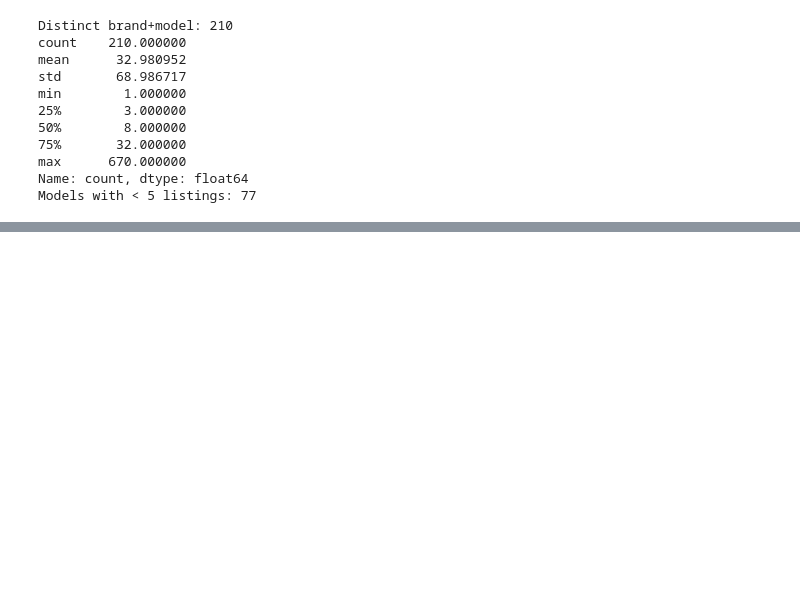
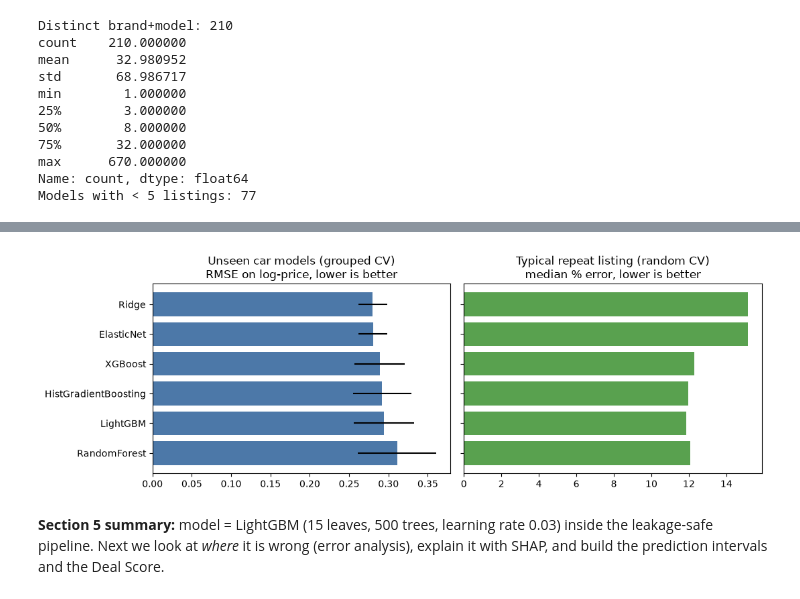
Before and after one commit to aayaan-khan/Used-Cars-Cost-Prediction, a Jupyter notebook: notebooks/Used_Cars_Cost_Prediction.ipynb, the cells around one changed output, grey strips where cells are left out. Saved outputs shown, nothing was run; the diff lists cells and outputs as text; code cells hidden in the pictures; blank space fills up the shorter version.

```diff
--- a/notebooks/Used_Cars_Cost_Prediction.ipynb
+++ b/notebooks/Used_Cars_Cost_Prediction.ipynb
@@ -94,0 +485,31 @@ Models with < 5 listings: 77
+# %%
+# Cell 18: candidate models, each scored in two regimes
+from sklearn.linear_model import RidgeCV, ElasticNetCV
+from sklearn.ensemble import RandomForestRegressor, HistGradientBoostingRegressor
+from xgboost import XGBRegressor
+from lightgbm import LGBMRegressor
+
+candidates = {
+    "Ridge": make_pipe(RidgeCV(alphas=np.logspace(-2, 2, 15)), scale=True),
+    "ElasticNet": make_pipe(ElasticNetCV(l1_ratio=[.2, .5, .8], alphas=np.logspace(-4, -1, 12), cv=5, max_iter=5000), scale=True),
+    "RandomForest": make_pipe(RandomForestRegressor(n_estimators=300, min_samples_leaf=2, max_features=0.5, n_jobs=-1, random_state=0)),
+    "HistGradientBoosting": make_pipe(HistGradientBoostingRegressor(learning_rate=0.05, max_iter=400, max_leaf_nodes=15, l2_regularization=1.0, random_state=0)),
+    "XGBoost": make_pipe(XGBRegressor(n_estimators=500, learning_rate=0.03, max_depth=4, subsample=0.8, colsample_bytree=0.8,
+                                      min_child_weight=3, reg_lambda=2.0, random_state=0, n_jobs=-1)),
+    "LightGBM": make_pipe(LGBMRegressor(n_estimators=500, learning_rate=0.03, num_leaves=15, subsample=0.8, subsample_freq=1,
+                                        colsample_bytree=0.8, min_child_samples=15, reg_lambda=2.0, random_state=0, n_jobs=-1, verbose=-1)),
+}
+seen_cv = KFold(5, shuffle=True, random_state=1)                  # regime 2: random split of de-duplicated data (typical repeat listing)
+
+def both_regimes(model):
+    g_mean, g_std, _ = cv_eval(model, dev, FEATS, cv_group)       # regime 1: grouped by car model (stress test)
+    rows = []
+    for tr, va in seen_cv.split(dev):
+        m = clone(model).fit(dev[FEATS].iloc[tr], dev.log_price.iloc[tr])
+        rows.append(score(dev.log_price.iloc[va].values, m.predict(dev[FEATS].iloc[va])))
+    s = pd.DataFrame(rows).mean()
+    return {"grouped_RMSE_log": g_mean["RMSE_log"], "grouped_std": g_std["RMSE_log"], "grouped_MedAPE_%": g_mean["MedAPE_%"],
+            "grouped_R2": g_mean["R2_log"], "seen_MedAPE_%": s["MedAPE_%"], "seen_R2": s["R2_log"]}
+
+results = pd.DataFrame({name: both_regimes(m) for name, m in candidates.items()}).T
+results.round(3)
@@ -94,0 +595,13 @@ Models with < 5 listings: 77
+# %%
+# Cell 22: comparison figure
+fig, ax = plt.subplots(1, 2, figsize=(11, 3.8), sharey=True)
+order = results.sort_values("grouped_RMSE_log").index
+ax[0].barh(order, results.loc[order, "grouped_RMSE_log"], xerr=results.loc[order, "grouped_std"], color="#4C78A8")
+ax[0].set_title("Unseen car models (grouped CV)\nRMSE on log-price, lower is better"); ax[0].invert_yaxis()
+ax[1].barh(order, results.loc[order, "seen_MedAPE_%"], color="#59A14F")
+ax[1].set_title("Typical repeat listing (random CV)\nmedian % error, lower is better")
+plt.tight_layout(); plt.savefig("../reports/figures/model_comparison.png", dpi=120); plt.show()
+# %% [output]
+[figure, added]
+# %% [markdown]
+**Section 5 summary:** model = LightGBM (15 leaves, 500 trees, learning rate 0.03) inside the leakage-safe pipeline. Next we look at *where* it is wrong (error analysis), explain it with SHAP, and build the prediction intervals and the Deal Score.
```
Also changed, not shown: parts of 36 cells of this notebook, 5 other files.
